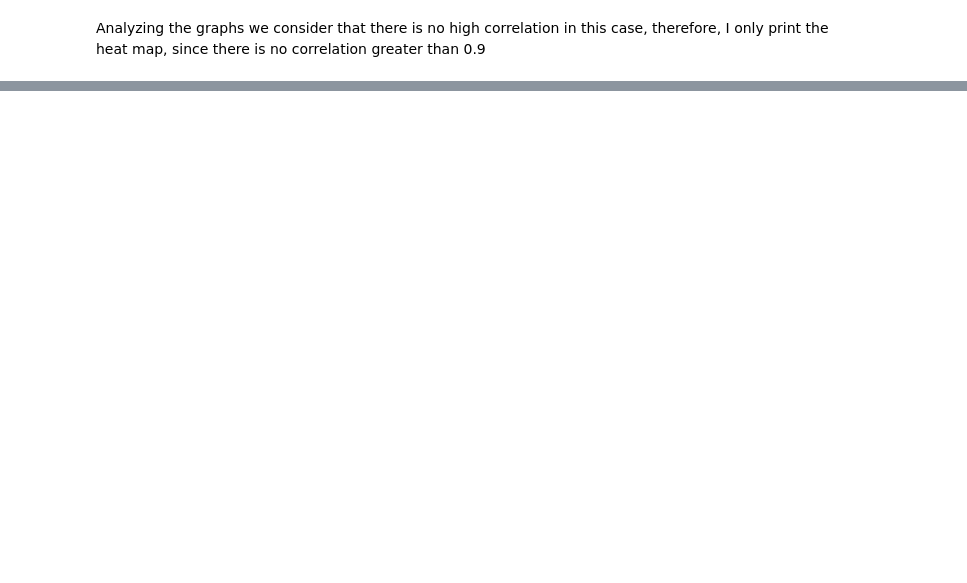
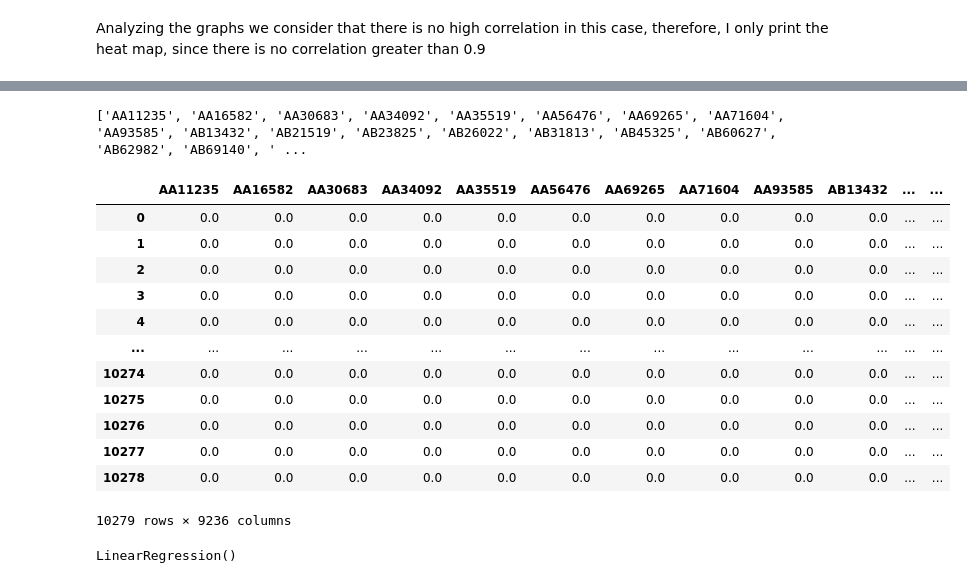
Before and after one commit to LauraBallesteros95/lab-customer-analysis-round-6, a Jupyter notebook: lab-customer-analysis-round-6.ipynb, the cells around one changed output, grey strips where cells are left out. Drawn from its saved outputs; the diff is of its cells as text; code cells hidden in the pictures; blank space fills up the shorter version.

```diff
--- a/lab-customer-analysis-round-6.ipynb
+++ b/lab-customer-analysis-round-6.ipynb
@@ -352,0 +527,2 @@ normalized_y_train = scaler.transform(y_train)
+# %%
+encoder.fit(categorical)
@@ -352,0 +531,3 @@ normalized_y_train = scaler.transform(y_train)
+# %%
+matrix = encoder.transform(categorical).todense()
+matrix
@@ -352,0 +562,3 @@ normalized_y_train = scaler.transform(y_train)
+# %%
+for i in numerical.columns:
+    print(numerical[i].unique())
@@ -352,0 +583,29 @@ normalized_y_train = scaler.transform(y_train)
+# %%
+columns = []
+for i in range(len(encoder.categories_[:])):
+    columns += list(encoder.categories_[i])[1:]
+print(columns)
+# %% [output]
+['AA11235', 'AA16582', 'AA30683', 'AA34092', 'AA35519', 'AA56476', 'AA69265', 'AA71604', 'AA93585', 'AB13432', 'AB21519', 'AB23825', 'AB26022', 'AB31813', 'AB45325', 'AB60627', 'AB62982', 'AB69140', ' ...
+# %%
+cat_df = pd.DataFrame(matrix, columns=columns)
+cat_df
+# %% [output]
+|  | AA11235 | AA16582 | AA30683 | AA34092 | AA35519 | AA56476 | AA69265 | AA71604 | AA93585 | AB13432 | ... | ... |
+| 0 | 0.0 | 0.0 | 0.0 | 0.0 | 0.0 | 0.0 | 0.0 | 0.0 | 0.0 | 0.0 | ... | ... |
+| 1 | 0.0 | 0.0 | 0.0 | 0.0 | 0.0 | 0.0 | 0.0 | 0.0 | 0.0 | 0.0 | ... | ... |
+| 2 | 0.0 | 0.0 | 0.0 | 0.0 | 0.0 | 0.0 | 0.0 | 0.0 | 0.0 | 0.0 | ... | ... |
+| 3 | 0.0 | 0.0 | 0.0 | 0.0 | 0.0 | 0.0 | 0.0 | 0.0 | 0.0 | 0.0 | ... | ... |
+| 4 | 0.0 | 0.0 | 0.0 | 0.0 | 0.0 | 0.0 | 0.0 | 0.0 | 0.0 | 0.0 | ... | ... |
+| ... | ... | ... | ... | ... | ... | ... | ... | ... | ... | ... | ... | ... |
+| 10274 | 0.0 | 0.0 | 0.0 | 0.0 | 0.0 | 0.0 | 0.0 | 0.0 | 0.0 | 0.0 | ... | ... |
+| 10275 | 0.0 | 0.0 | 0.0 | 0.0 | 0.0 | 0.0 | 0.0 | 0.0 | 0.0 | 0.0 | ... | ... |
+| 10276 | 0.0 | 0.0 | 0.0 | 0.0 | 0.0 | 0.0 | 0.0 | 0.0 | 0.0 | 0.0 | ... | ... |
+| 10277 | 0.0 | 0.0 | 0.0 | 0.0 | 0.0 | 0.0 | 0.0 | 0.0 | 0.0 | 0.0 | ... | ... |
+| 10278 | 0.0 | 0.0 | 0.0 | 0.0 | 0.0 | 0.0 | 0.0 | 0.0 | 0.0 | 0.0 | ... | ... |
+10279 rows × 9236 columns
+# %%
+regressor = LinearRegression()
+regressor.fit(X_train, y_train)
+# %% [output]
+LinearRegression()
```
Also changed, not shown: parts of 30 cells of this notebook.
